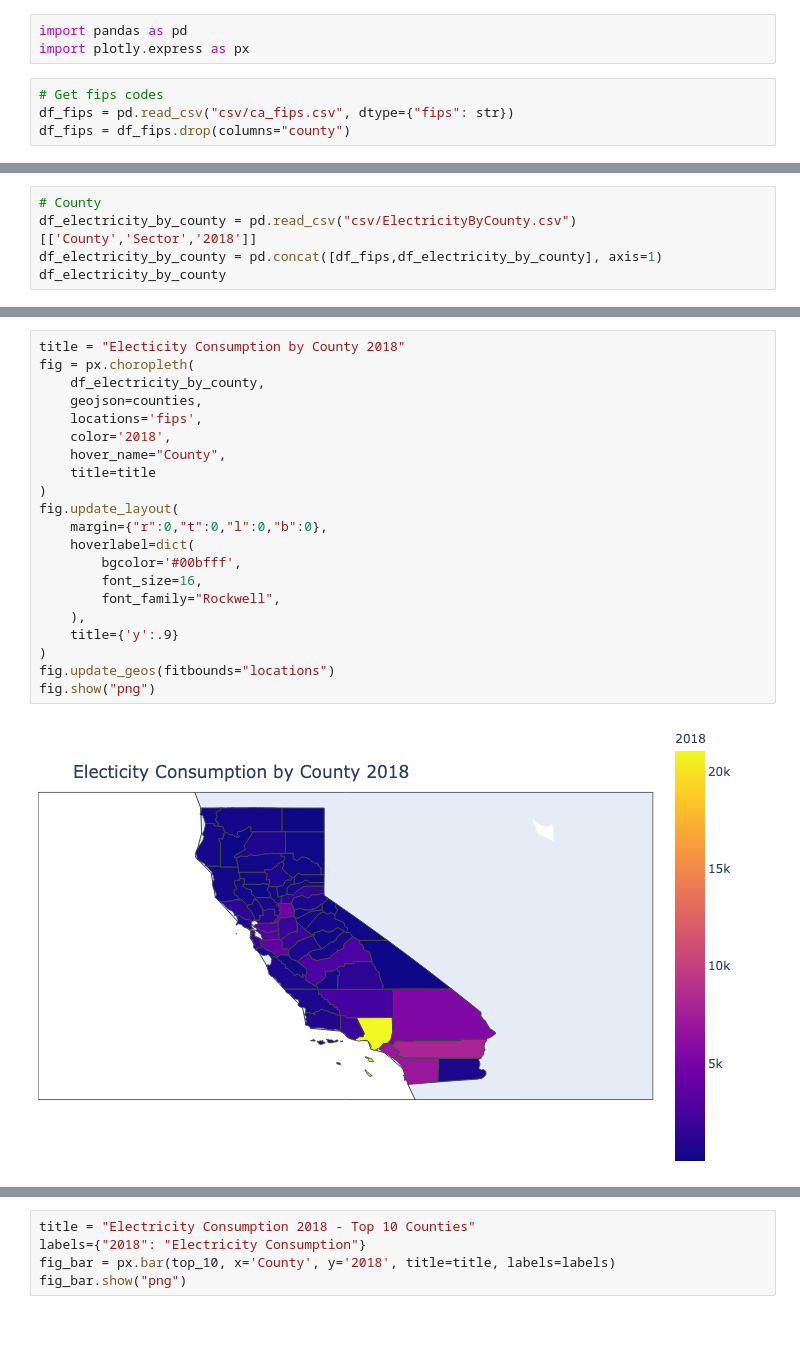
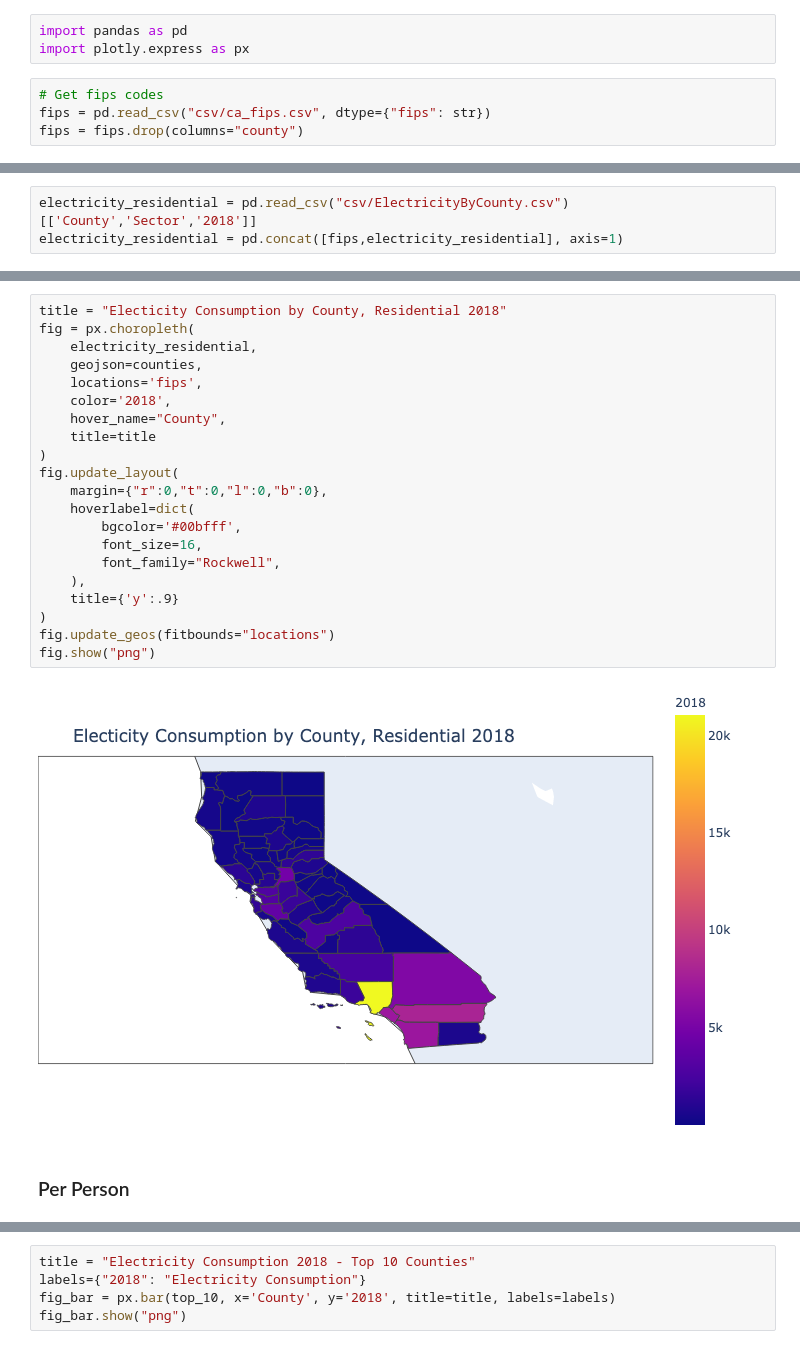
Before and after one commit to zach-brown-18/CA_Energy_Consumption, a Jupyter notebook: plotly_explore.ipynb, the cells around one changed output, grey strips where cells are left out. Cells and saved outputs as stored; diff of their text form.

```diff
--- a/plotly_explore.ipynb
+++ b/plotly_explore.ipynb
@@ -8,5 +8,5 @@ import pandas as pd
 import plotly.express as px
 # %%
 # Get fips codes
-df_fips = pd.read_csv("csv/ca_fips.csv", dtype={"fips": str})
-df_fips = df_fips.drop(columns="county")
+fips = pd.read_csv("csv/ca_fips.csv", dtype={"fips": str})
+fips = fips.drop(columns="county")
@@ -13,5 +52,3 @@ df_fips = df_fips.drop(columns="county")
 # %%
-# County
-df_electricity_by_county = pd.read_csv("csv/ElectricityByCounty.csv")[['County','Sector','2018']]
-df_electricity_by_county = pd.concat([df_fips,df_electricity_by_county], axis=1)
-df_electricity_by_county
+electricity_residential = pd.read_csv("csv/ElectricityByCounty.csv")[['County','Sector','2018']]
+electricity_residential = pd.concat([fips,electricity_residential], axis=1)
@@ -36,24 +55,26 @@ df_electricity_by_county
 # %%
-title = "Electicity Consumption by County 2018"
+title = "Electicity Consumption by County, Residential 2018"
 fig = px.choropleth(
-    df_electricity_by_county,
+    electricity_residential,
     geojson=counties,
     locations='fips',
     color='2018',
     hover_name="County",
     title=title
 )
 fig.update_layout(
     margin={"r":0,"t":0,"l":0,"b":0},
     hoverlabel=dict(
         bgcolor='#00bfff',
         font_size=16,
         font_family="Rockwell",
     ),
     title={'y':.9}
 )
 fig.update_geos(fitbounds="locations")
 fig.show("png")
 # %% [output]
-[figure, old version]
+[figure, new version]
+# %% [markdown]
+### Per Person
 # %%
```
Also changed, not shown: parts of 20 cells of this notebook, 1 other file.
